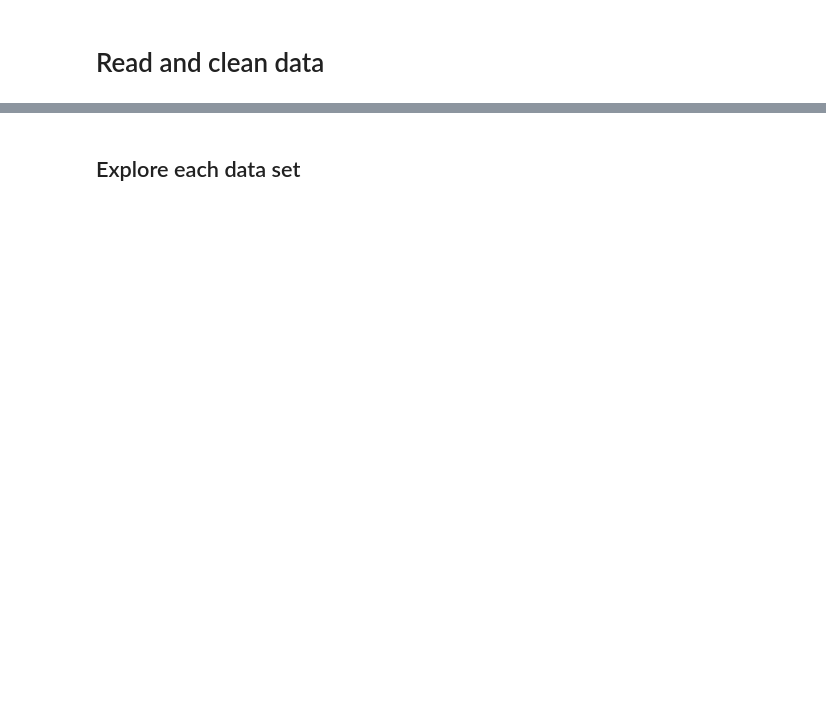
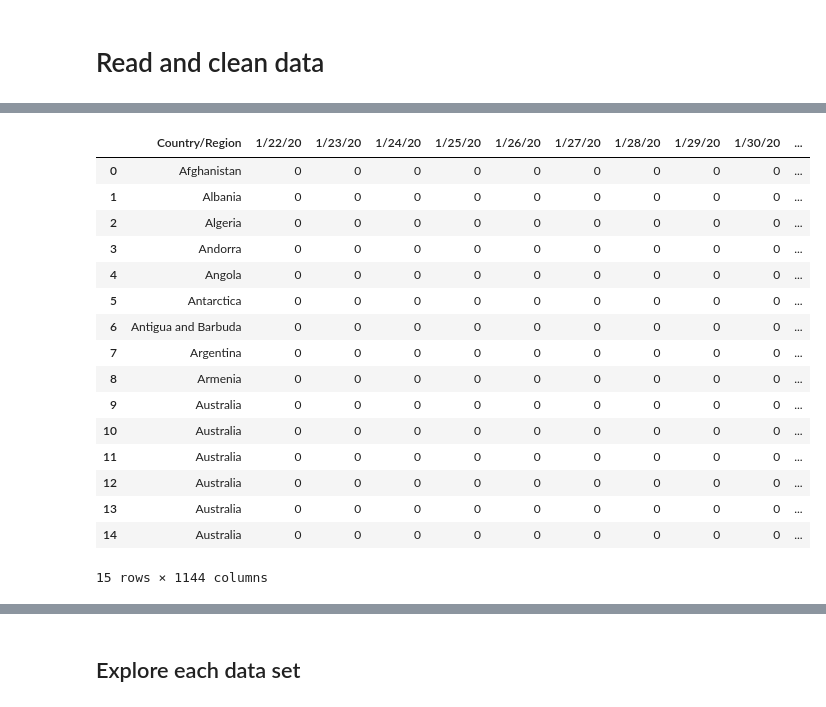
Before and after one commit to NumEconCopenhagen/projects-2023-michele-scola, a Jupyter notebook: dataproject/dataproject.ipynb, the cells around one changed output, grey strips where cells are left out. Cells and saved outputs as stored; diff of their text form; code cells hidden in the pictures; blank space fills up the shorter version.

```diff
--- a/dataproject/dataproject.ipynb
+++ b/dataproject/dataproject.ipynb
@@ -33,0 +51,22 @@ Import your data, either through an API or manually, and load it.
+# %%
+drop_these = ['Lat', 'Long','Province/State'] #dropping latitude, longitude and provinces columns
+cov.drop(drop_these, axis=1, inplace=True)
+cov.head(15)
+# %% [output]
+|  | Country/Region | 1/22/20 | 1/23/20 | 1/24/20 | 1/25/20 | 1/26/20 | 1/27/20 | 1/28/20 | 1/29/20 | 1/30/20 | ... |
+| 0 | Afghanistan | 0 | 0 | 0 | 0 | 0 | 0 | 0 | 0 | 0 | ... |
+| 1 | Albania | 0 | 0 | 0 | 0 | 0 | 0 | 0 | 0 | 0 | ... |
+| 2 | Algeria | 0 | 0 | 0 | 0 | 0 | 0 | 0 | 0 | 0 | ... |
+| 3 | Andorra | 0 | 0 | 0 | 0 | 0 | 0 | 0 | 0 | 0 | ... |
+| 4 | Angola | 0 | 0 | 0 | 0 | 0 | 0 | 0 | 0 | 0 | ... |
+| 5 | Antarctica | 0 | 0 | 0 | 0 | 0 | 0 | 0 | 0 | 0 | ... |
+| 6 | Antigua and Barbuda | 0 | 0 | 0 | 0 | 0 | 0 | 0 | 0 | 0 | ... |
+| 7 | Argentina | 0 | 0 | 0 | 0 | 0 | 0 | 0 | 0 | 0 | ... |
+| 8 | Armenia | 0 | 0 | 0 | 0 | 0 | 0 | 0 | 0 | 0 | ... |
+| 9 | Australia | 0 | 0 | 0 | 0 | 0 | 0 | 0 | 0 | 0 | ... |
+| 10 | Australia | 0 | 0 | 0 | 0 | 0 | 0 | 0 | 0 | 0 | ... |
+| 11 | Australia | 0 | 0 | 0 | 0 | 0 | 0 | 0 | 0 | 0 | ... |
+| 12 | Australia | 0 | 0 | 0 | 0 | 0 | 0 | 0 | 0 | 0 | ... |
+| 13 | Australia | 0 | 0 | 0 | 0 | 0 | 0 | 0 | 0 | 0 | ... |
+| 14 | Australia | 0 | 0 | 0 | 0 | 0 | 0 | 0 | 0 | 0 | ... |
+15 rows × 1144 columns
```
Also changed, not shown: parts of 61 cells of this notebook, 7 other files.
